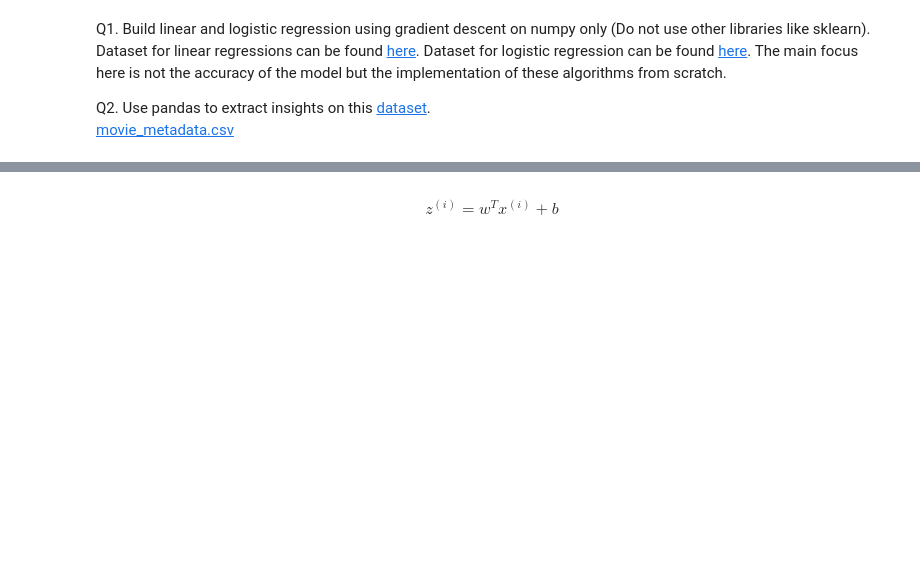
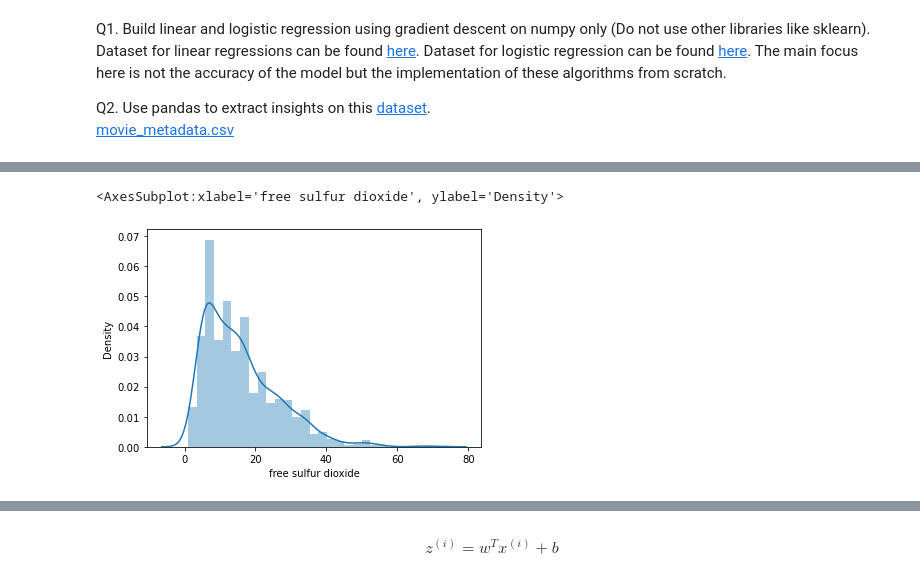
Before and after one commit to rahulponnusamyofficial/databeat-task, a Jupyter notebook: Databeat AI/ML/Machine Learning.ipynb, the cells around one changed output, grey strips where cells are left out. Cells and saved outputs as stored; diff of their text form; code cells hidden in the pictures; blank space fills up the shorter version.

```diff
--- a/Databeat AI/ML/Machine Learning.ipynb
+++ b/Databeat AI/ML/Machine Learning.ipynb
@@ -41,0 +90,5 @@ df
+# %%
+sns.distplot(df['free sulfur dioxide'])
+# %% [output]
+<AxesSubplot:xlabel='free sulfur dioxide', ylabel='Density'>
+[figure, added]
```
Also changed, not shown: parts of 67 cells of this notebook.
